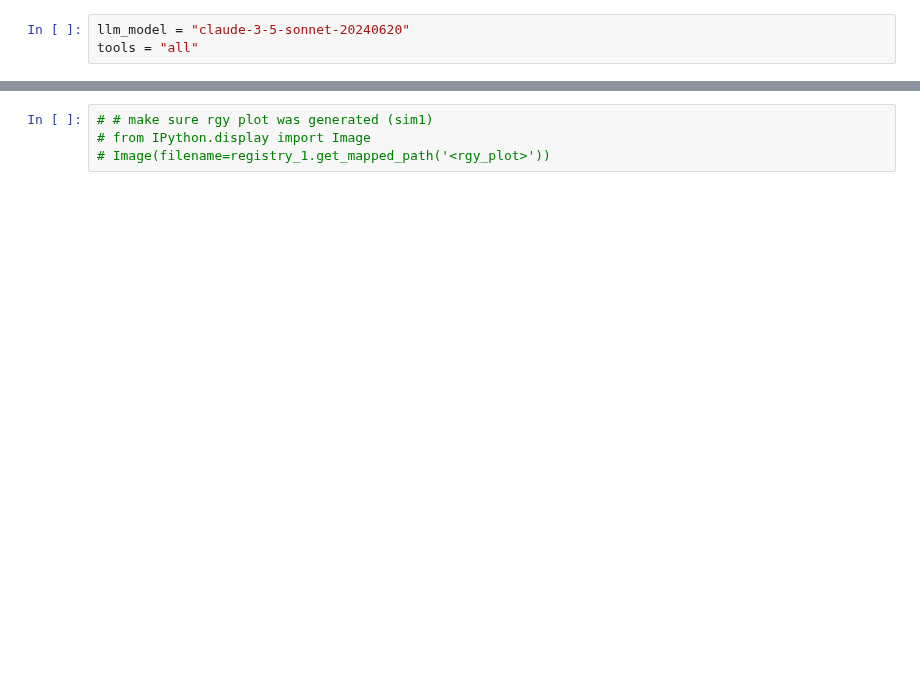
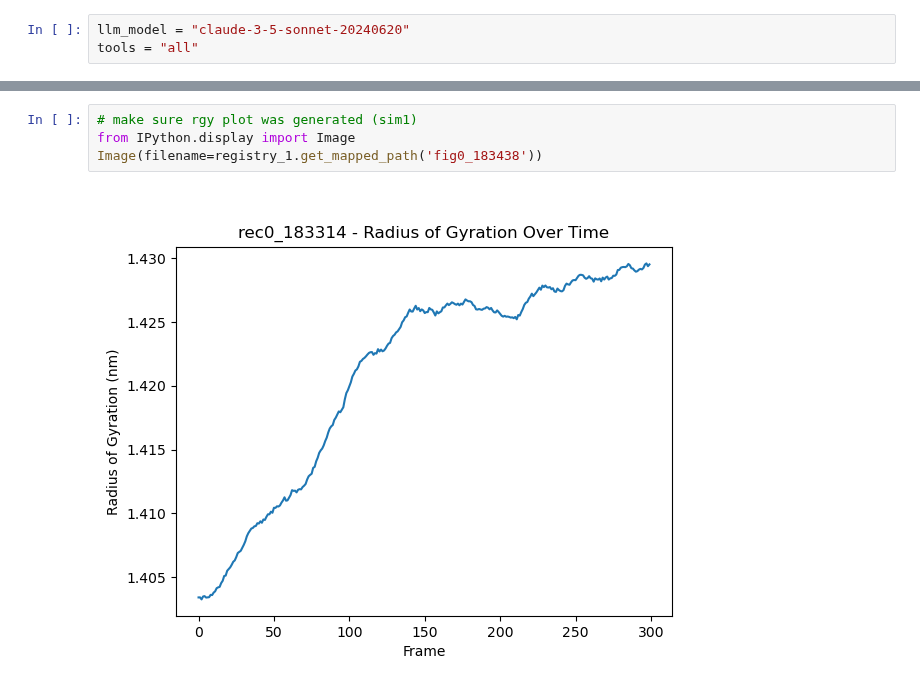
Before and after one commit to ur-whitelab/md-agent, a Jupyter notebook: notebooks/experiments/Robustness/with_claude_pressure_fix/claude-3-5-sonnet-20240620/prompt8.ipynb, the cells around one changed output, grey strips where cells are left out. Drawn from its saved outputs; the diff is of its cells as text; blank space fills up the shorter version.

```diff
--- a/notebooks/experiments/Robustness/with_claude_pressure_fix/claude-3-5-sonnet-20240620/prompt8.ipynb
+++ b/notebooks/experiments/Robustness/with_claude_pressure_fix/claude-3-5-sonnet-20240620/prompt8.ipynb
@@ -45,4 +100,6 @@ print(registry_1.list_path_names_and_descriptions().replace(",", "\n"))
 # %%
-# # make sure rgy plot was generated (sim1)
-# from IPython.display import Image
-# Image(filename=registry_1.get_mapped_path('<rgy_plot>'))
+# make sure rgy plot was generated (sim1)
+from IPython.display import Image
+Image(filename=registry_1.get_mapped_path('fig0_183438'))
+# %% [output]
+[figure, added]
```
Also changed, not shown: parts of 24 cells of this notebook, 5 other files.
